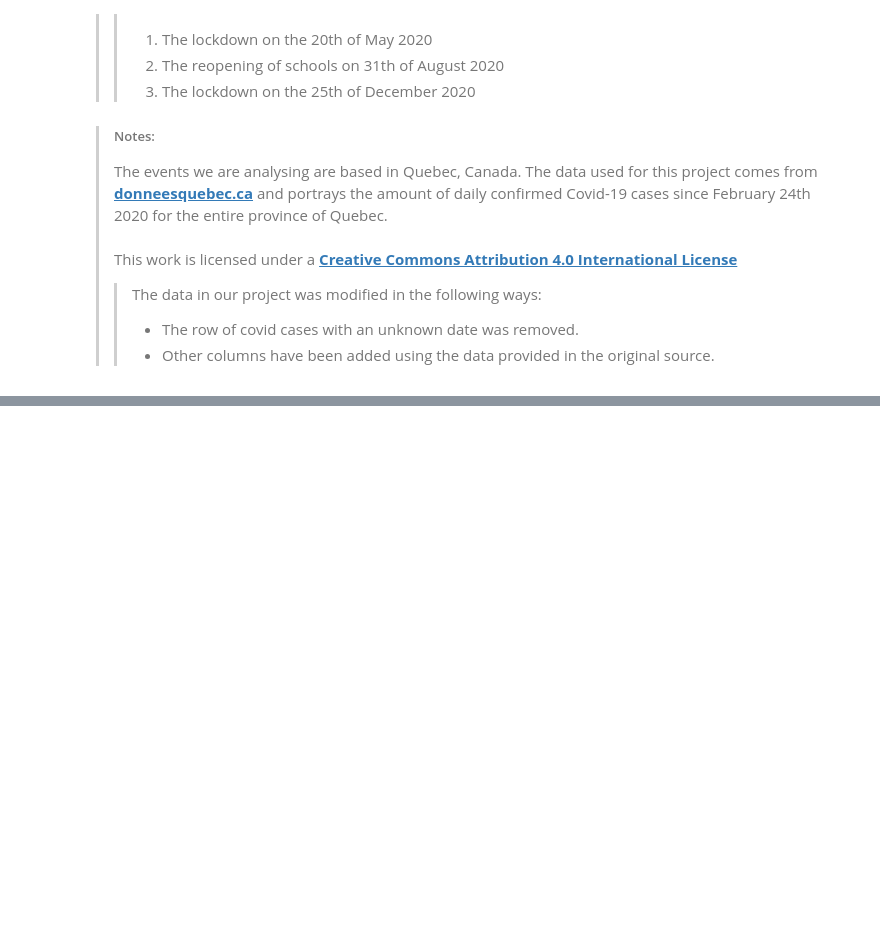
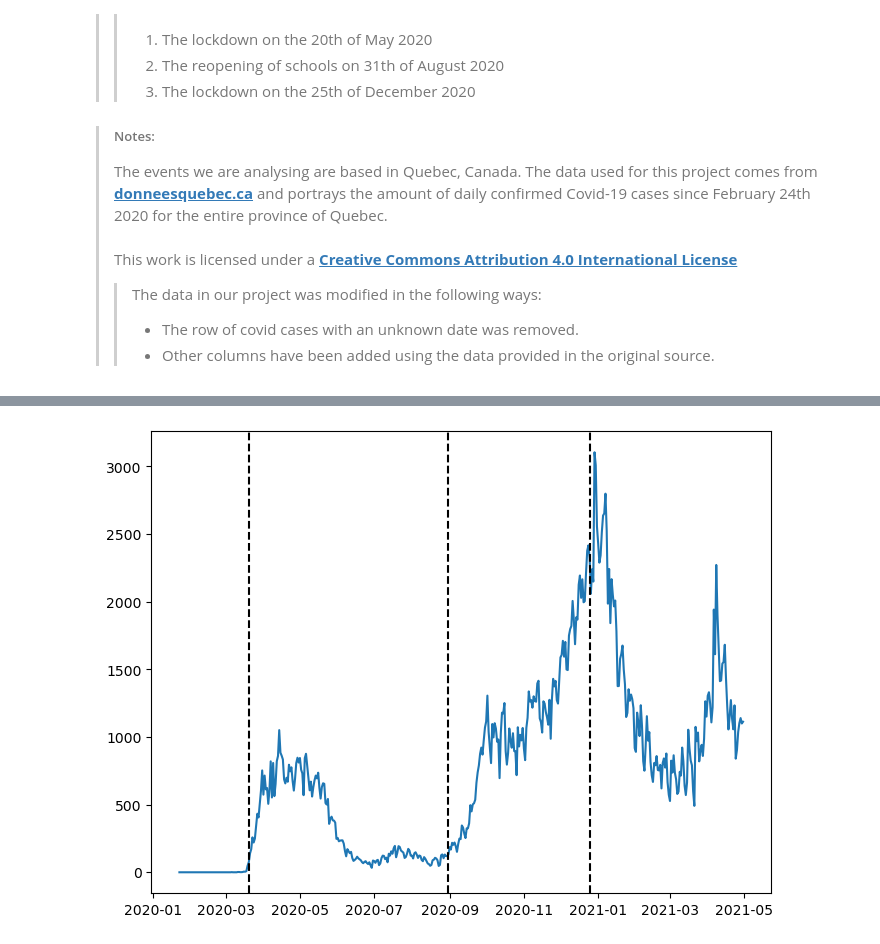
Before and after one commit to pavel-borovikov/regression_project, a Jupyter notebook: covid_cases_RDD.ipynb, the cells around one changed output, grey strips where cells are left out. Saved outputs shown, nothing was run; the diff lists cells and outputs as text; code cells hidden in the pictures; blank space fills up the shorter version.

```diff
--- a/covid_cases_RDD.ipynb
+++ b/covid_cases_RDD.ipynb
@@ -32,3 +32,4 @@ url = 'https://msss.gouv.qc.ca/professionnels/statistiques/documents/covid19/COV
 data = pd.read_csv(url).drop(0)
 data.columns = ['date', 'total_cases', 'new_cases', 'total_deaths', 'CHSLD_total_deaths', 'RPA_total_deaths', 'DomInc_total_deaths', 'other_total_deaths', 'new_total_deaths', 'CHSLD_new_deaths', 'RPA_new_deaths', 'DomInc_new_deaths', 'other_new_deaths']
 data['date'] = pd.to_datetime(data['date'])
+df = data[['date', 'new_cases']]
@@ -50,0 +53,14 @@ data
+# %%
+window = df[df['date'] < np.datetime64('2021-05-01')]
+
+fig, ax = plt.subplots()
+fig.set_size_inches(8,6)
+
+ax.plot(window['date'], window['new_cases'])
+ax.axvline(x=np.datetime64('2020-03-20'),color="black", linestyle="--")
+ax.axvline(x=np.datetime64('2020-08-31'),color="black", linestyle="--")
+ax.axvline(x=np.datetime64('2020-12-25'),color="black", linestyle="--")
+
+plt.show()
+# %% [output]
+[figure, added]
```
Also changed, not shown: parts of 4 cells of this notebook.
